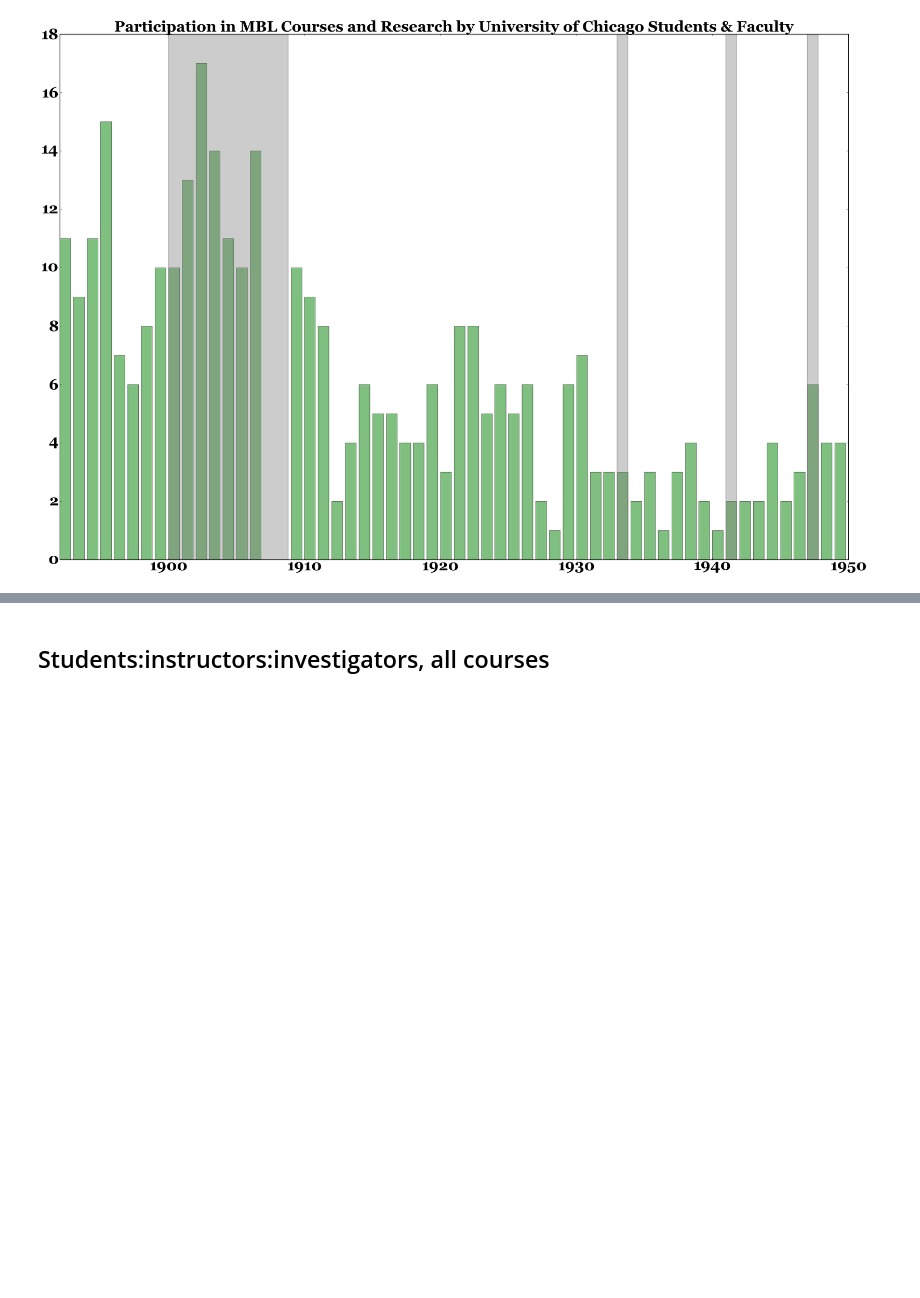
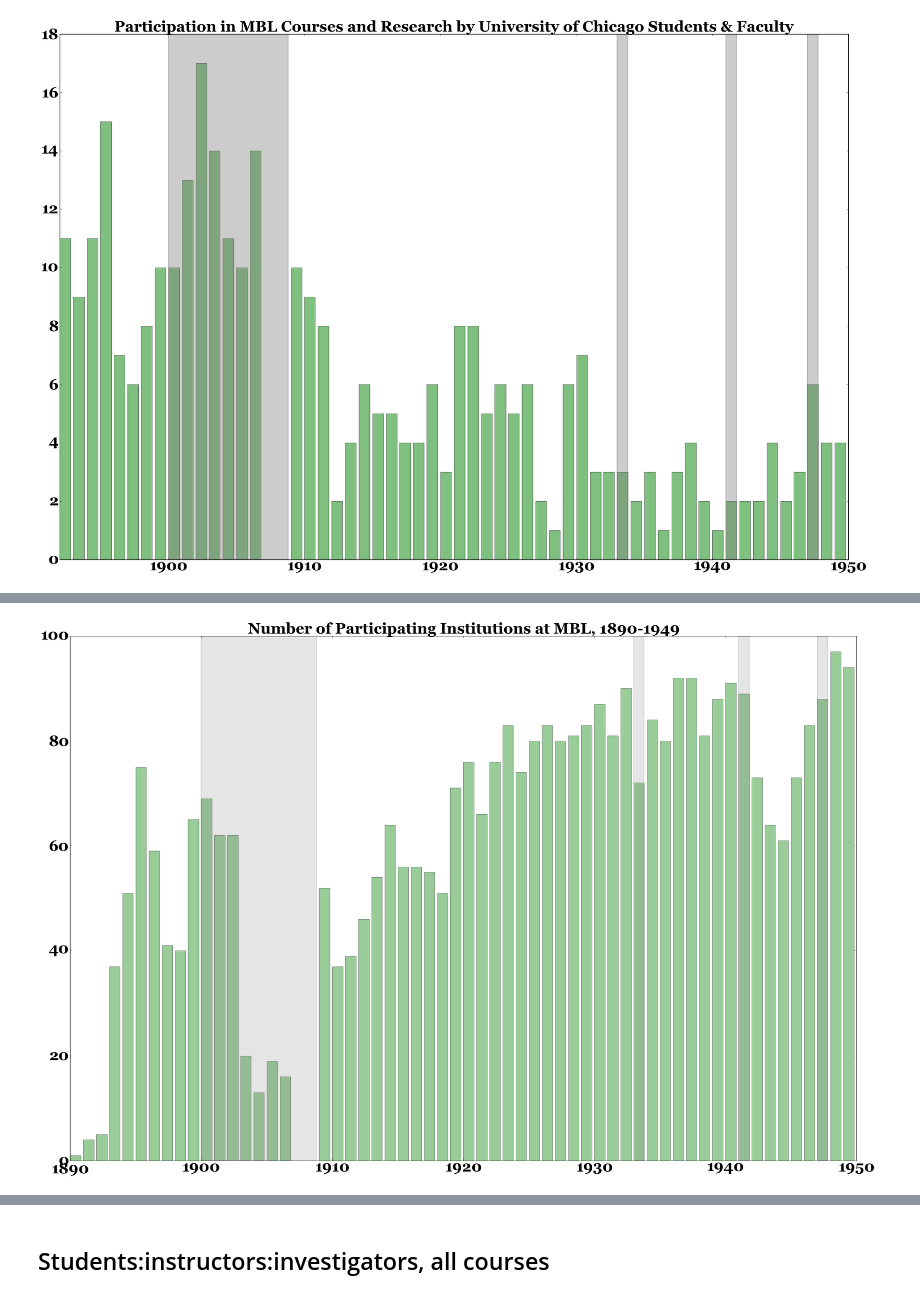
Before and after one commit to erickpeirson/MBL-course-data-visualizations, a Jupyter notebook: 2014-01-20 MBL Course Data.ipynb, the cells around one changed output, grey strips where cells are left out. Drawn from its saved outputs; the diff is of its cells as text; code cells hidden in the pictures; blank space fills up the shorter version.

Commit message:
number of participating institutions

```diff
--- a/2014-01-20 MBL Course Data.ipynb
+++ b/2014-01-20 MBL Course Data.ipynb
@@ -287,0 +288,32 @@ plt.show()
+# %%
+i_by_year = {}
+for datum in new_data:
+    try:
+        i_by_year[datum['date']].append(datum['affiliation'])
+    except KeyError:
+        i_by_year[datum['date']] = [ datum['affiliation'] ]
+# %%
+i_count_year = {}
+for k,v in i_by_year.iteritems():
+    i_count_year[k] = Counter(v)
+# %%
+fig = plt.figure(figsize=(30,20))
+
+font = {'family' : 'georgia',
+        'weight' : 'bold',
+        'size'   : 32}
+
+matplotlib.rc('font', **font)
+ax1 = plt.subplot(1, 1, 1)
+ax1.bar(i_count_year.keys(), [ len(v) for v in i_count_year.values() ], lw=1, color='g', alpha=0.4)
+plt.xlim(1890,1950)
+plt.ylim(0,100)
+plt.title("Number of Participating Institutions at MBL, 1890-1949", fontsize='medium')
+ax1.add_patch(plt.Rectangle((1900,0), 8.8, 800, color='gray', alpha=0.2, lw=2))
+ax1.add_patch(plt.Rectangle((1933,0), 0.8, 800, color='gray', alpha=0.2, lw=2))
+ax1.add_patch(plt.Rectangle((1941,0), 0.8, 800, color='gray', alpha=0.2, lw=2))
+ax1.add_patch(plt.Rectangle((1947,0), 0.8, 800, color='gray', alpha=0.2, lw=2))
+
+plt.show()
+# %% [output]
+[figure, added]
```
Also changed, not shown: parts of 2 cells of this notebook, 3 other files.
